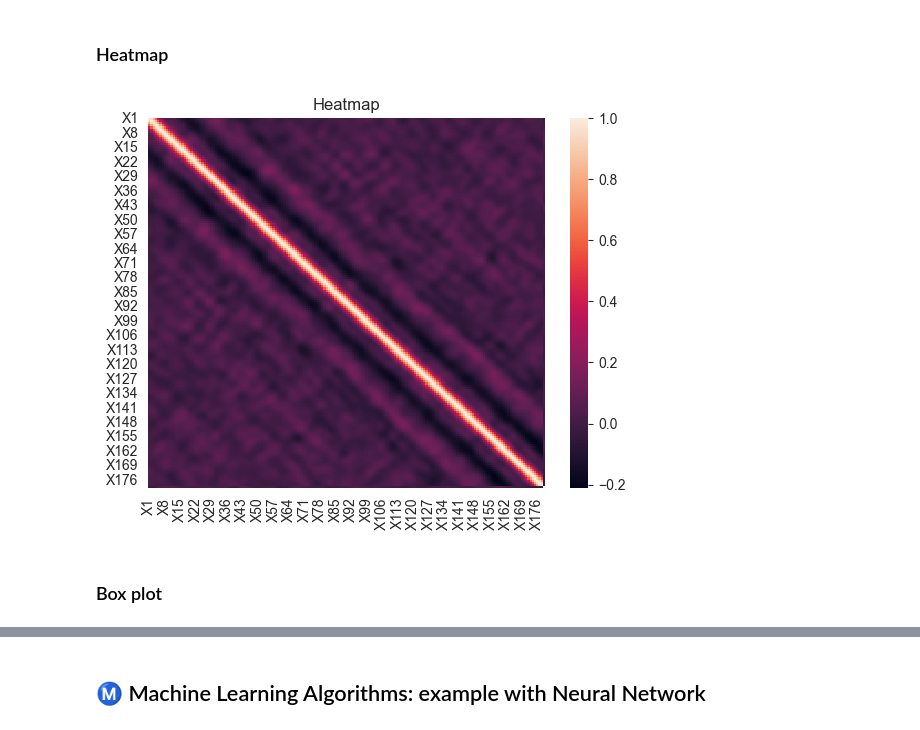
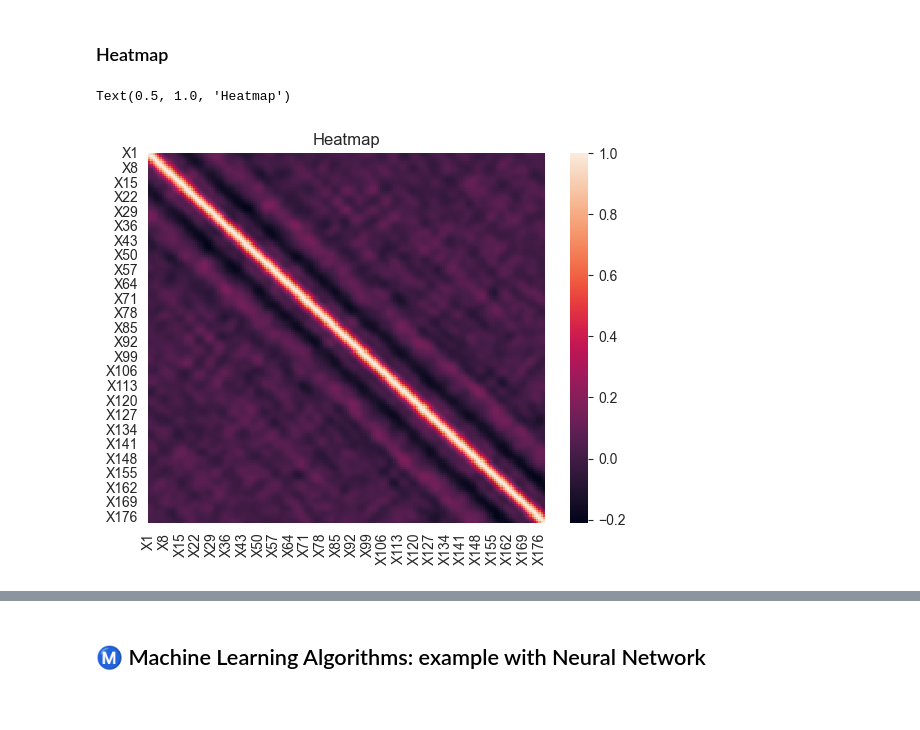
Before and after one commit to bertonfederico/EpilepticSeizureRecognition, a Jupyter notebook: README.ipynb, the cells around one changed output, grey strips where cells are left out. Saved outputs shown, nothing was run; the diff lists cells and outputs as text; code cells hidden in the pictures.

```diff
--- a/README.ipynb
+++ b/README.ipynb
@@ -83,16 +104,22 @@ plt.show()
+# %%
+import numpy as np
+
+data['y'] = np.where(data['y'] == 1, 1, 0)
+data_exploratory = data.copy()
+data_exploratory['y'] = np.where(data_exploratory['y'] == 1, 'Epileptic', 'Non-epileptic')
 # %% [markdown]
 ## 📉 Exploratory Data Analysis: examples
 # %% [markdown]
 ### Heatmap
 # %%
 import seaborn as sns
-import numpy as np
 
-data['y'] = np.where(data['y'] == 1, 1, 0)
-sns.heatmap(data.corr())
+# removing y values
+heatmap_data = data_exploratory.iloc[:,0:178]
+
+# creating heatmap
+sns.heatmap(heatmap_data.corr())
 plt.title("Heatmap")
-plt.show()
 # %% [output]
+Text(0.5, 1.0, 'Heatmap')
-[figure, old version]
+[figure, new version]
-# %% [markdown]
-### Box plot
```
Also changed, not shown: parts of 52 cells of this notebook, 29 other files.
